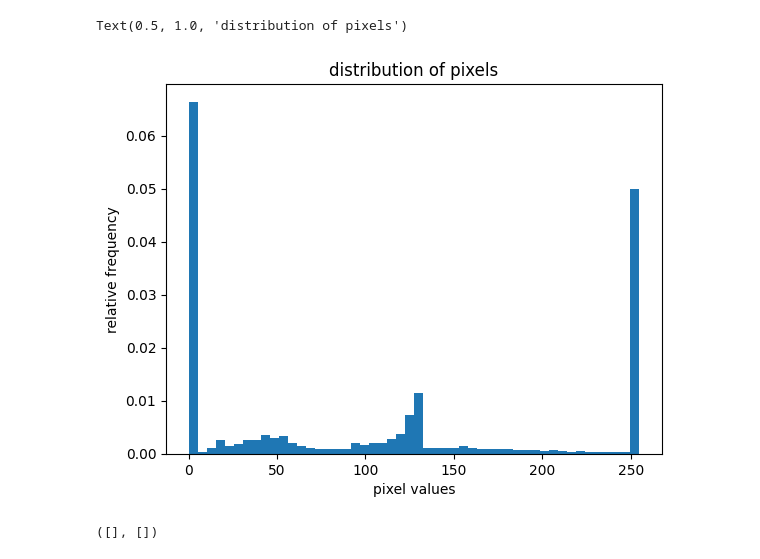
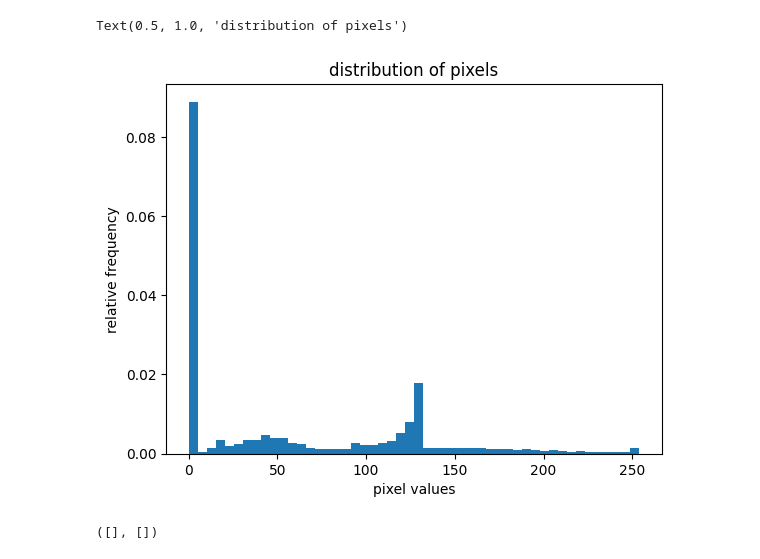
Before and after one commit to tlaw72/AudioUpsampling, a Jupyter notebook: ViT.ipynb, the cells around one changed output. Drawn from its saved outputs; the diff is of its cells as text; code cells hidden in the pictures.

```diff
--- a/ViT.ipynb
+++ b/ViT.ipynb
@@ -28,23 +28,23 @@ dataset = datasets.ImageFolder(root=data_dir, transform=data_transforms)
 # %%
 from PIL import Image
 import matplotlib.pyplot as plt
 import numpy as np
 
 # load the image
 img_path = data_dir + '/Sam Smith - Unholy (Space Ducks Remix)-8.png'
-img = Image.open(img_path)
+img = Image.open(img_path).convert('RGB')
 
 # convert PIL image to numpy array
 img_np = np.array(img)
 
 # plot the pixel values
 plt.hist(img_np.ravel(), bins=50, density=True)
 plt.xlabel("pixel values")
 plt.ylabel("relative frequency")
 plt.title("distribution of pixels")
 # %% [output]
 Text(0.5, 1.0, 'distribution of pixels')
-[figure, old version]
+[figure, new version]
 # %%
 plt.imshow(img_np)
 plt.xticks([])
```
Also changed, not shown: parts of 2 cells of this notebook, 1 other file.
